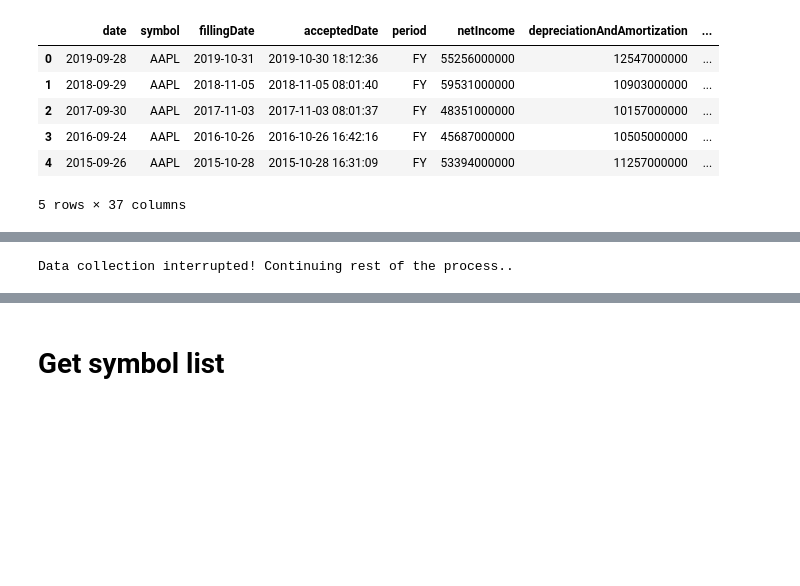
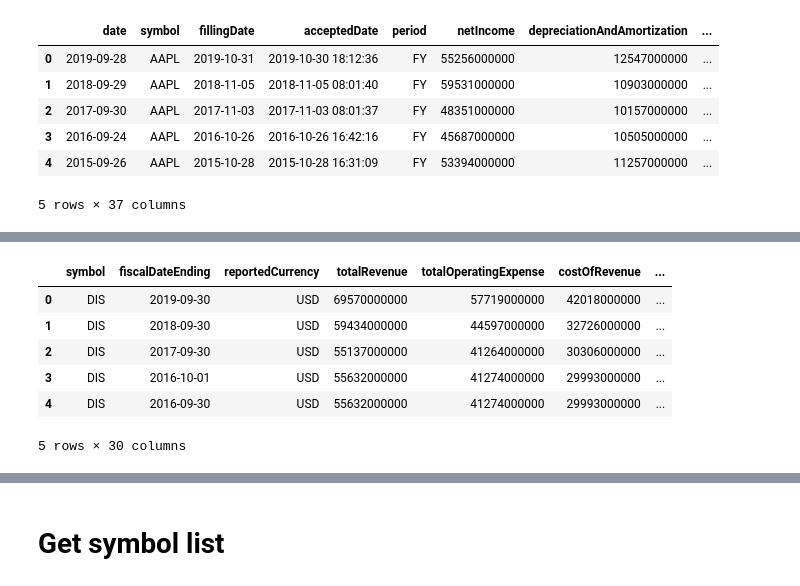
Before and after one commit to ooisiang/stock-analysis, a Jupyter notebook: stock_analysis.ipynb, the cells around one changed output, grey strips where cells are left out. Drawn from its saved outputs; the diff is of its cells as text; code cells hidden in the pictures; blank space fills up the shorter version.

Commit message:
feat: Add APIs to get companies' data from alphavantage.co

```diff
--- a/stock_analysis.ipynb
+++ b/stock_analysis.ipynb
@@ -8,9 +8,9 @@ from sqlalchemy import create_engine
 # %%
-api_key = '08f03438c8b31a22e58ce3ec9f6dabf6'
+fmp_api_key = '08f03438c8b31a22e58ce3ec9f6dabf6'
 
-appl_annual_income_statement_response = requests.get("https://financialmodelingprep.com/api/v3/income-statement/AAPL?apikey={}".format(api_key))
-appl_annual_balance_sheet_statement_response = requests.get("https://financialmodelingprep.com/api/v3/balance-sheet-statement/AAPL?apikey={}".format(api_key))
-appl_annual_cash_flow_statement_response = requests.get("https://financialmodelingprep.com/api/v3/cash-flow-statement/AAPL?apikey={}".format(api_key))
+appl_annual_income_statement_response = requests.get("https://financialmodelingprep.com/api/v3/income-statement/AAPL?apikey={}".format(fmp_api_key))
+appl_annual_balance_sheet_statement_response = requests.get("https://financialmodelingprep.com/api/v3/balance-sheet-statement/AAPL?apikey={}".format(fmp_api_key))
+appl_annual_cash_flow_statement_response = requests.get("https://financialmodelingprep.com/api/v3/cash-flow-statement/AAPL?apikey={}".format(fmp_api_key))
 # %%
 appl_annual_income_statement = appl_annual_income_statement_response.json()
 appl_annual_income_statement
@@ -162,0 +245,29 @@ def collect_companies_data(tickers_list, api_key):
+# %%
+def alpha_get_annual_financial_statement(ticker, statement_type, api_key):
+    """
+    This function aims to retrieve the selected annual financial statements of a selected company
+    available in alphavantage.co. Depending on availability, all years will be retrieved.
+
+    :param ticker: listed company ticker
+    :type ticker: str
+    :param statement_type: type of financial statement (INCOME_STATEMENT, BALANCE_SHEET or CASH_FLOW)
+    :type statement_type: str
+    :param api_key: user's api key in alphavantage.co
+    :type api_key: str
+    :return: annual financial statements of the selected company
+    :rtype: pd.DataFrame
+    """
+
+    annual_statement_response = requests.get("https://www.alphavantage.co/query?function={}&symbol={}&apikey={}"
+                                             .format(statement_type, ticker, api_key))
+
+    if annual_statement_response.status_code == 200:
+        df_temp = pd.DataFrame({'Symbol': []})
+        annual_statement = annual_statement_response.json().get('annualReports')
+        df_annual_statement = pd.concat([df_temp, pd.DataFrame(annual_statement)], axis=1)
+        df_annual_statement.iloc[:, 0] = annual_statement_response.json().get('symbol')
+    else:
+        print('Get annual {} failed with {}'
+              .format(statement_type, annual_statement_response.status_code))
+
+    return df_annual_statement
@@ -162,0 +307,10 @@ def collect_companies_data(tickers_list, api_key):
+# %%
+alpha_get_annual_financial_statement('DIS', 'INCOME_STATEMENT', 'XHBL41C64CVIQFNJ')
+# %% [output]
+|  | symbol | fiscalDateEnding | reportedCurrency | totalRevenue | totalOperatingExpense | costOfRevenue | ... |
+| 0 | DIS | 2019-09-30 | USD | 69570000000 | 57719000000 | 42018000000 | ... |
+| 1 | DIS | 2018-09-30 | USD | 59434000000 | 44597000000 | 32726000000 | ... |
+| 2 | DIS | 2017-09-30 | USD | 55137000000 | 41264000000 | 30306000000 | ... |
+| 3 | DIS | 2016-10-01 | USD | 55632000000 | 41274000000 | 29993000000 | ... |
+| 4 | DIS | 2016-09-30 | USD | 55632000000 | 41274000000 | 29993000000 | ... |
+5 rows × 30 columns
@@ -163,9 +351,7 @@ def collect_companies_data(tickers_list, api_key):
 # %%
-companies_list = ['AAPL', 'GOOG', 'a34']
+companies_list = ['AAPL', 'GOOG']
 
-df_financial_data, df_profile_data = collect_companies_data(companies_list, api_key)
+df_financial_data, df_profile_data = alpha_collect_companies_data(companies_list, alpha_api_key)
-# %% [output]
-Data collection interrupted! Continuing rest of the process..
 # %%
 df_financial_data
 # %% [output]
```
Also changed, not shown: parts of 21 cells of this notebook, 1 other file.
